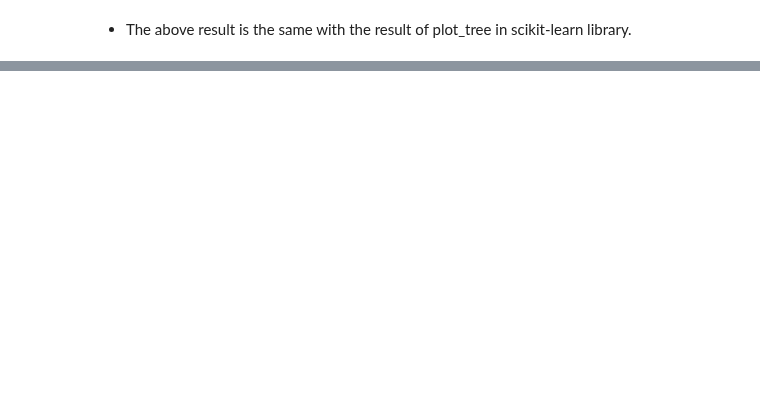
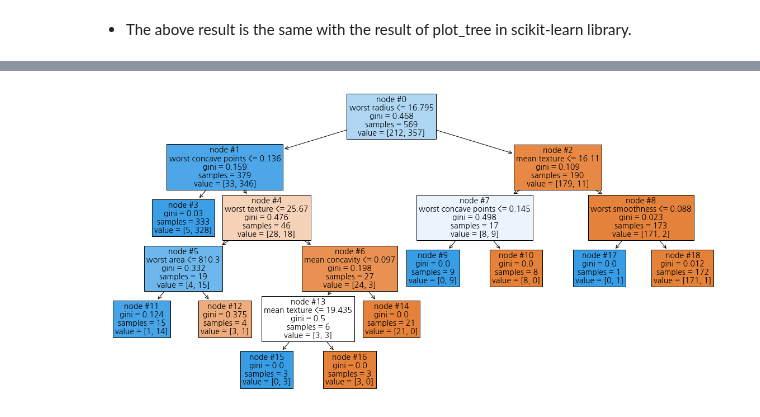
Before and after one commit to ywkim92/Paper-implementation, a Jupyter notebook: Representing_decision_tree.ipynb, the cells around one changed output, grey strips where cells are left out. Cells and saved outputs as stored; diff of their text form; code cells hidden in the pictures; blank space fills up the shorter version.

```diff
--- a/Representing_decision_tree.ipynb
+++ b/Representing_decision_tree.ipynb
@@ -130,0 +146,7 @@ X_train, X_test, y_train, y_test = train_test_split(X, y, test_size=.2, random_s
+# %%
+data_clf = load_breast_cancer()
+
+X_clf = data_clf['data']
+y_clf = data_clf['target']
+
+feature_names_clf = data_clf['feature_names']
@@ -205,0 +223,6 @@ plt.show()
+# %%
+plt.figure(figsize=(20,10))
+plot_tree(model_clf, node_ids=True, fontsize=14, feature_names=feature_names_clf, filled=True)
+plt.show()
+# %% [output]
+[figure, added]
```
Also changed, not shown: parts of 17 cells of this notebook.
